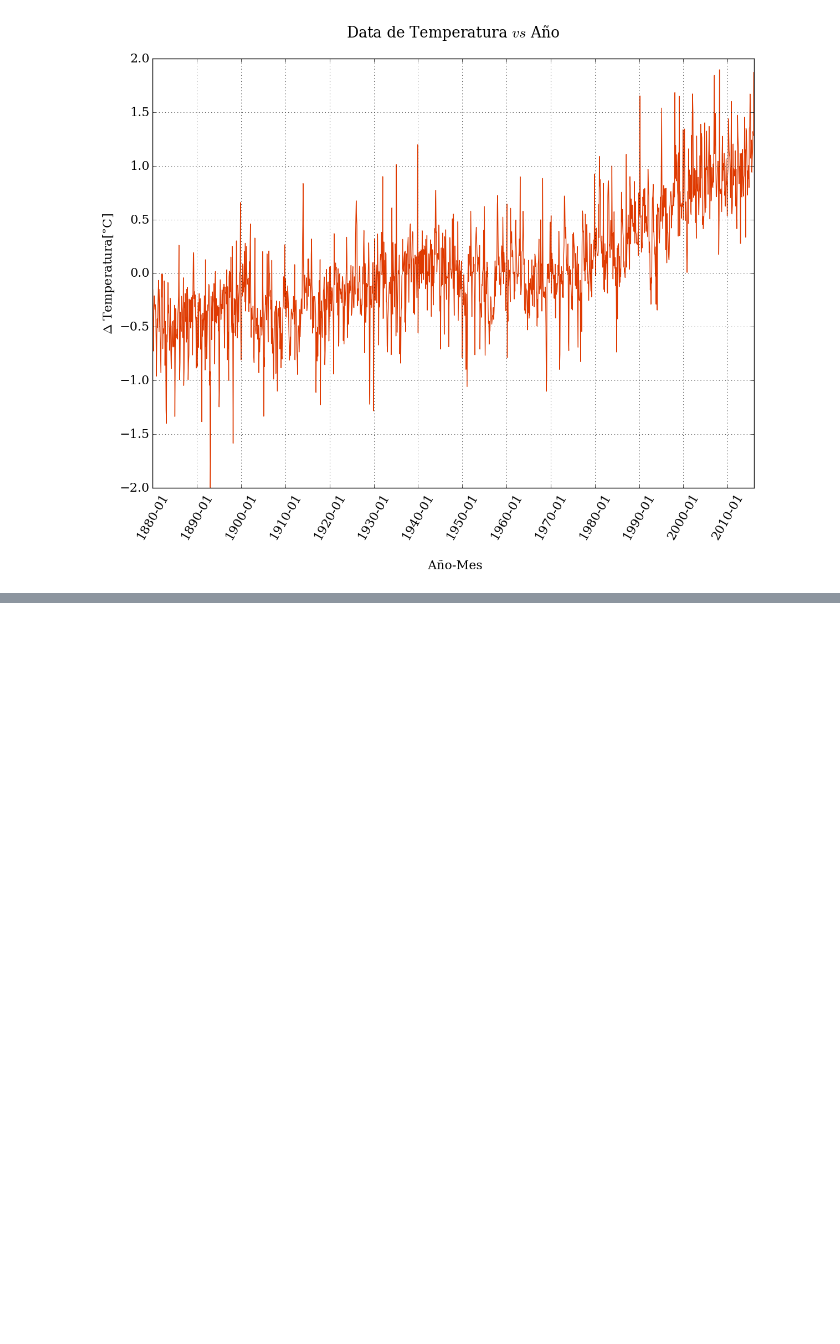
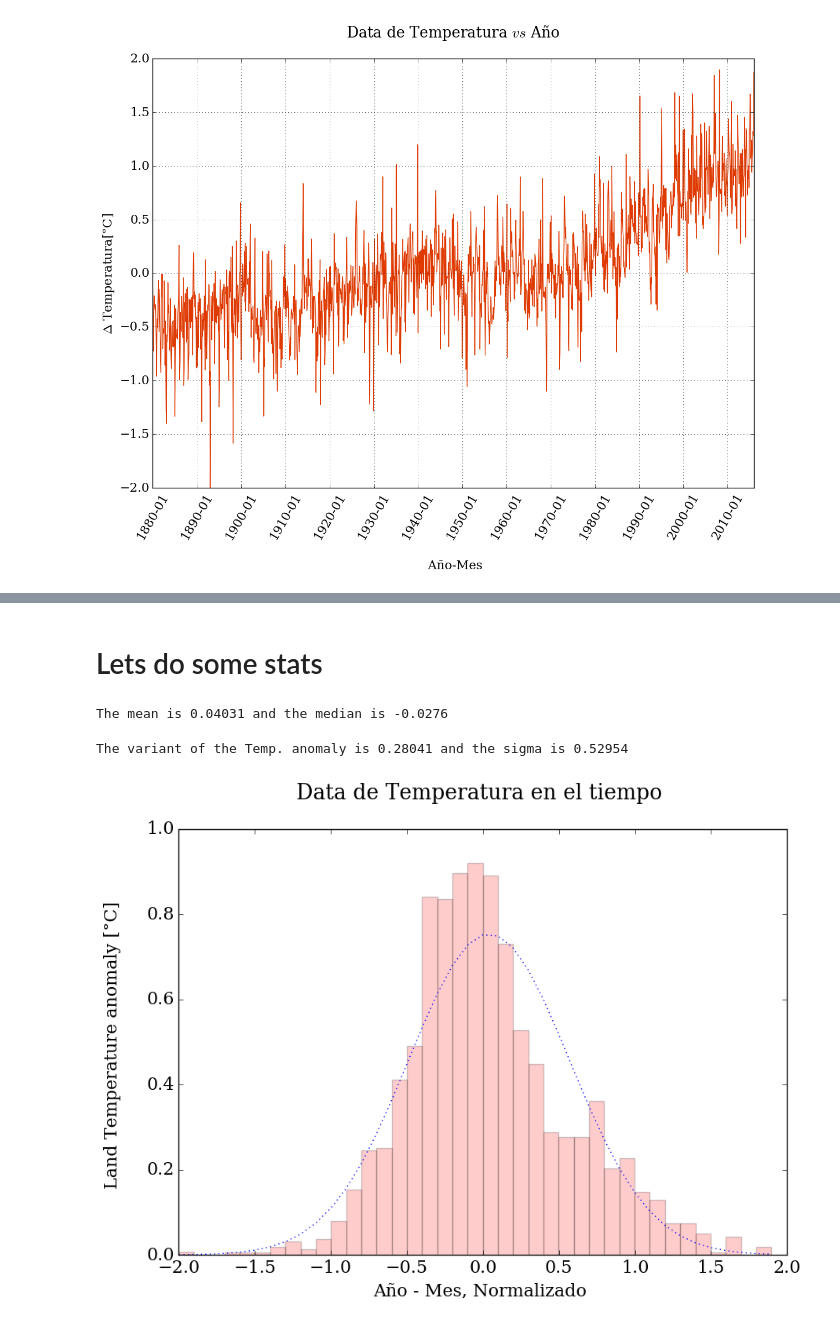
Before and after one commit to ThaNikkitz/notebooks, a Jupyter notebook: Playing_around_with_Python.ipynb, the cells around one changed output, grey strips where cells are left out. Saved outputs shown, nothing was run; the diff lists cells and outputs as text; code cells hidden in the pictures; blank space fills up the shorter version.

```diff
--- a/Playing_around_with_Python.ipynb
+++ b/Playing_around_with_Python.ipynb
@@ -93,0 +111,15 @@ pyplot.grid();
+# %% [markdown]
+# Lets do some stats
+# %%
+mean_T = np.mean(Temp_data[:,1])
+median_T = np.median(Temp_data[:,1])
+
+print('The mean is {:.5} and the median is {:.5}'.format(mean_T, median_T))
+# %% [output]
+The mean is 0.04031 and the median is -0.0276
+# %%
+variant_T = np.var(Temp_data[:,1])
+sigma_T = np.sqrt(variant_T)
+print('The variant of the Temp. anomaly is {:.5} and the sigma is {:.5}' .format(variant_T, sigma_T))
+# %% [output]
+The variant of the Temp. anomaly is 0.28041 and the sigma is 0.52954
@@ -93,0 +128,11 @@ pyplot.grid();
+# %%
+bins = np.linspace(min(Temp_data[:,1]), max(Temp_data[:,1]), 40)
+pyplot.figure(figsize = (10, 7))
+pyplot.hist(Temp_data[:,1], bins, normed=True, color = 'r', alpha=0.2)
+
+pyplot.plot(bins, stats.norm.pdf(bins, mean_T, sigma_T), ls = ':')
+pyplot.title('Data de Temperatura en el tiempo \n')
+pyplot.ylabel('Land Temperature anomaly [°C] \n')
+pyplot.xlabel('Año - Mes, Normalizado \n');
+# %% [output]
+[figure, added]
```
Also changed, not shown: parts of 4 cells of this notebook.
